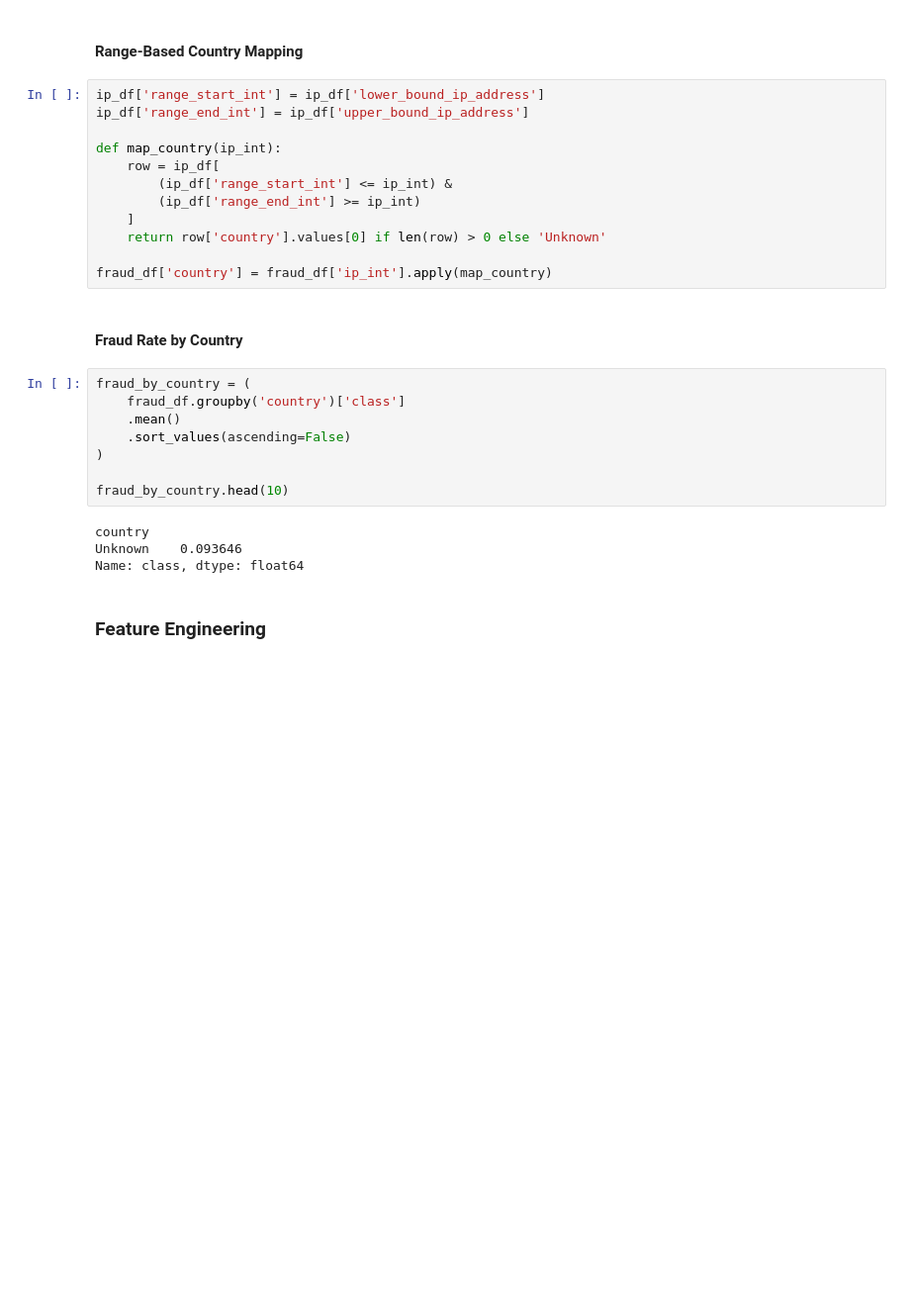
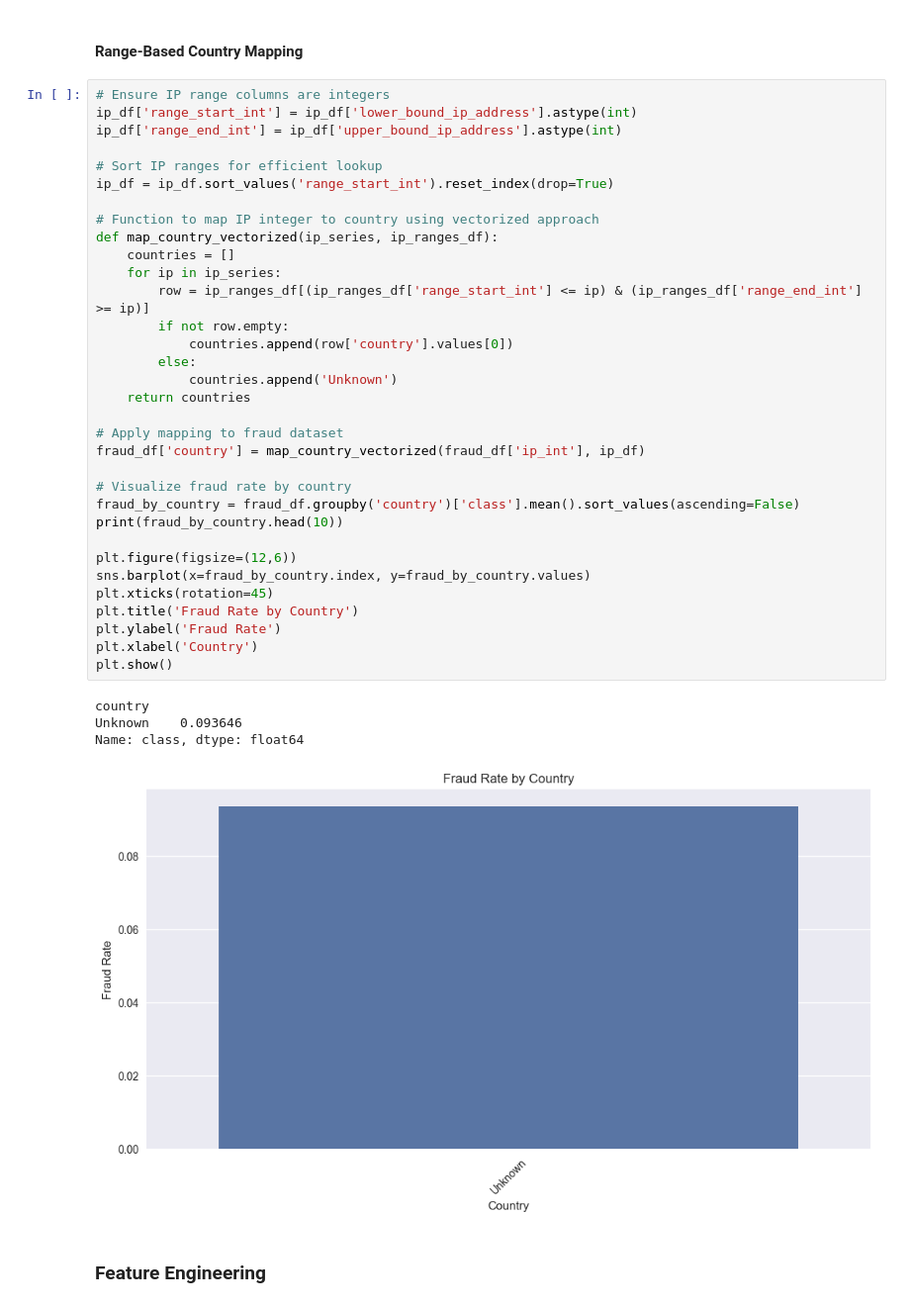
Before and after one commit to Frita123/Improved_detection_of_fraud_cases, a Jupyter notebook: notebooks/eda-fraud-data.ipynb, the cells around one changed output. Shown at 99% size. Saved outputs shown, nothing was run; the diff lists cells and outputs as text; blank space fills up the shorter version.

Commit message:
updated fraud data

```diff
--- a/notebooks/eda-fraud-data.ipynb
+++ b/notebooks/eda-fraud-data.ipynb
@@ -137,31 +137,43 @@ fraud_df['ip_int'] = fraud_df['ip_address'].apply(ip_to_int)
 # %% [markdown]
 #### Range-Based Country Mapping
 # %%
-ip_df['range_start_int'] = ip_df['lower_bound_ip_address']
-ip_df['range_end_int'] = ip_df['upper_bound_ip_address']
+# Ensure IP range columns are integers
+ip_df['range_start_int'] = ip_df['lower_bound_ip_address'].astype(int)
+ip_df['range_end_int'] = ip_df['upper_bound_ip_address'].astype(int)
 
-def map_country(ip_int):
-    row = ip_df[
-        (ip_df['range_start_int'] <= ip_int) &
-        (ip_df['range_end_int'] >= ip_int)
-    ]
-    return row['country'].values[0] if len(row) > 0 else 'Unknown'
+# Sort IP ranges for efficient lookup
+ip_df = ip_df.sort_values('range_start_int').reset_index(drop=True)
 
-fraud_df['country'] = fraud_df['ip_int'].apply(map_country)
+# Function to map IP integer to country using vectorized approach
+def map_country_vectorized(ip_series, ip_ranges_df):
+    countries = []
+    for ip in ip_series:
+        row = ip_ranges_df[(ip_ranges_df['range_start_int'] <= ip) & (ip_ranges_df['range_end_int'] >= ip)]
+        if not row.empty:
+            countries.append(row['country'].values[0])
+        else:
+            countries.append('Unknown')
+    return countries
+
+# Apply mapping to fraud dataset
+fraud_df['country'] = map_country_vectorized(fraud_df['ip_int'], ip_df)
+
+# Visualize fraud rate by country
+fraud_by_country = fraud_df.groupby('country')['class'].mean().sort_values(ascending=False)
+print(fraud_by_country.head(10))
+
+plt.figure(figsize=(12,6))
+sns.barplot(x=fraud_by_country.index, y=fraud_by_country.values)
+plt.xticks(rotation=45)
+plt.title('Fraud Rate by Country')
+plt.ylabel('Fraud Rate')
+plt.xlabel('Country')
+plt.show()
+# %% [output]
+country
+Unknown    0.093646
+Name: class, dtype: float64
+[figure, added]
-# %% [markdown]
-#### Fraud Rate by Country
-# %%
-fraud_by_country = (
-    fraud_df.groupby('country')['class']
-    .mean()
-    .sort_values(ascending=False)
-)
-
-fraud_by_country.head(10)
-# %% [output]
-country
-Unknown    0.093646
-Name: class, dtype: float64
 # %% [markdown]
 ### Feature Engineering
 # %% [markdown]
```
